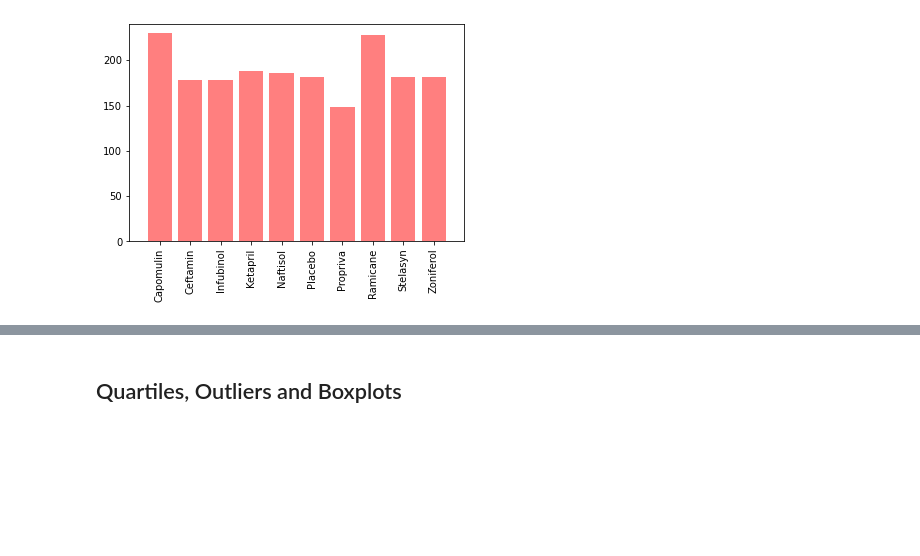
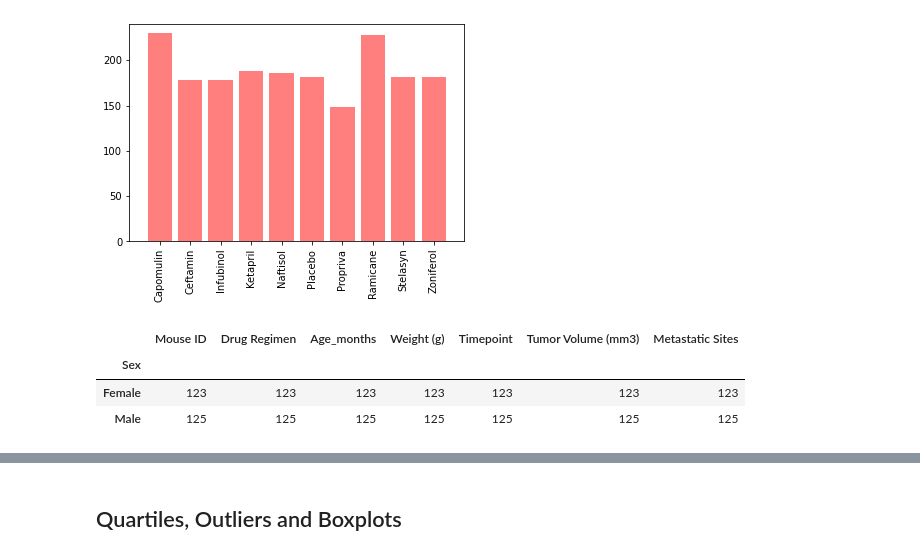
Before and after one commit to eddie0rNot/pymaceuticals-challenge, a Jupyter notebook: pymaceuticals_final.ipynb, the cells around one changed output, grey strips where cells are left out. Cells and saved outputs as stored; diff of their text form; code cells hidden in the pictures; blank space fills up the shorter version.

```diff
--- a/pymaceuticals_final.ipynb
+++ b/pymaceuticals_final.ipynb
@@ -327,5 +327,15 @@ pyplot_bar
 # %% [output]
 <BarContainer object of 10 artists>
 [figure]
+# %%
+#recall mouse table and create dataframe with unique values
+mouse_study_sex = mouse_study.drop_duplicates(subset=['Mouse ID', 'Sex'], keep='last')
+mouse_sex_groupby = mouse_study_sex.groupby('Sex').count()
+mouse_sex_groupby.head()
+# %% [output]
+|  | Mouse ID | Drug Regimen | Age_months | Weight (g) | Timepoint | Tumor Volume (mm3) | Metastatic Sites |
+| Sex |  |  |  |  |  |  |  |
+| Female | 123 | 123 | 123 | 123 | 123 | 123 | 123 |
+| Male | 125 | 125 | 125 | 125 | 125 | 125 | 125 |
 # %%
 # Generate a pie plot showing the distribution of female versus male mice using pandas
```
Also changed, not shown: parts of 1 cell of this notebook.
